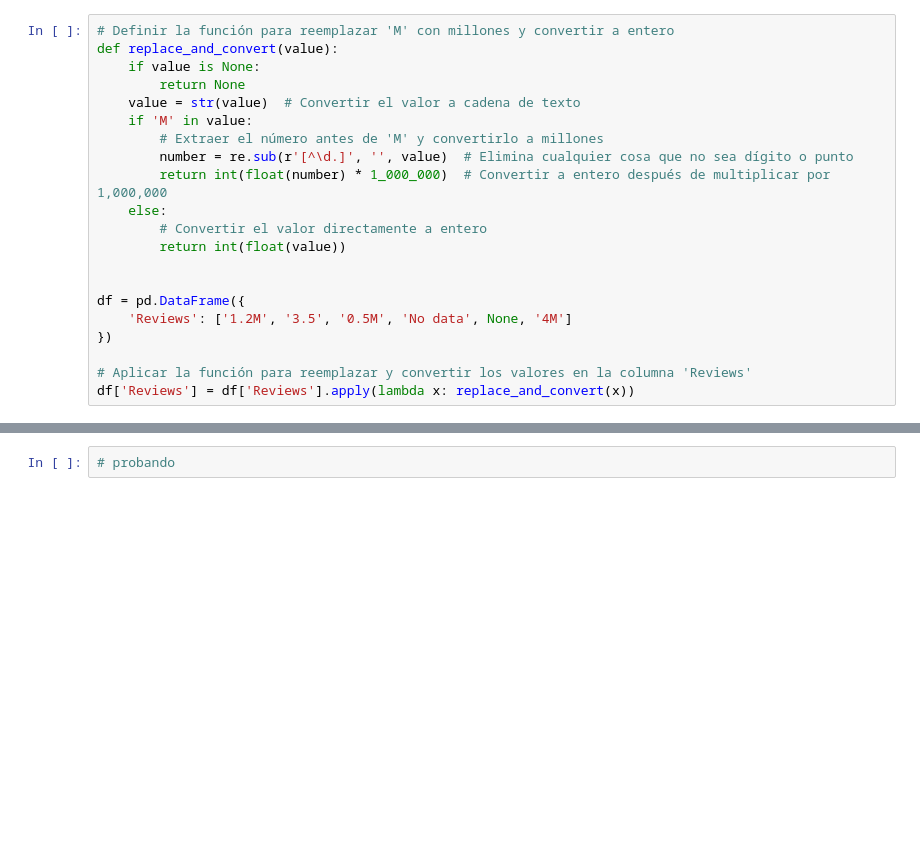
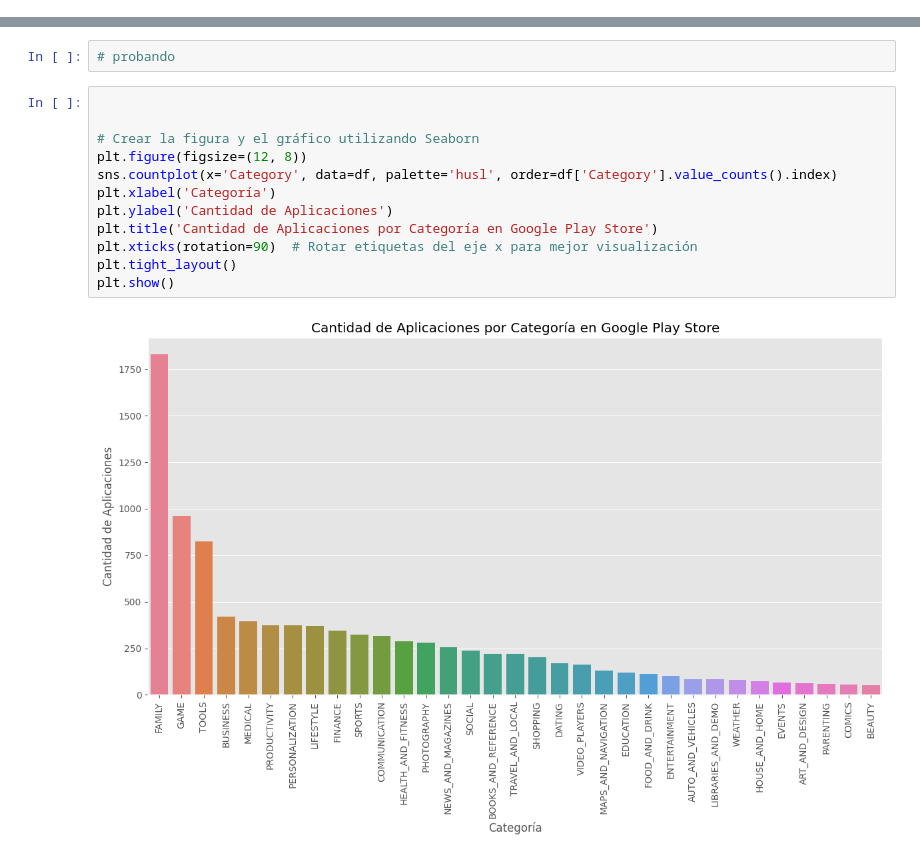
Before and after one commit to claudia17018/Google-Play-Store-Lab, a Jupyter notebook: notebooks/laboratorio/Lab2_Graf-Analisis_Playstore.ipynb, the cells around one changed output, grey strips where cells are left out. Drawn from its saved outputs; the diff is of its cells as text; blank space fills up the shorter version.

```diff
--- a/notebooks/laboratorio/Lab2_Graf-Analisis_Playstore.ipynb
+++ b/notebooks/laboratorio/Lab2_Graf-Analisis_Playstore.ipynb
@@ -68,24 +68,3 @@ df.drop_duplicates(subset='App', inplace=True)
 df['Rating'] = df['Rating'].apply(lambda x: x if pd.notna(x) else df['Rating'].mean())
 # %%
 # **************=      Reviews    = ************************
-# %%
-# Definir la función para reemplazar 'M' con millones y convertir a entero
-def replace_and_convert(value):
-    if value is None:
-        return None
-    value = str(value)  # Convertir el valor a cadena de texto
-    if 'M' in value:
-        # Extraer el número antes de 'M' y convertirlo a millones
-        number = re.sub(r'[^\d.]', '', value)  # Elimina cualquier cosa que no sea dígito o punto
-        return int(float(number) * 1_000_000)  # Convertir a entero después de multiplicar por 1,000,000
-    else:
-        # Convertir el valor directamente a entero
-        return int(float(value))
-
-
-df = pd.DataFrame({
-    'Reviews': ['1.2M', '3.5', '0.5M', 'No data', None, '4M']
-})
-
-# Aplicar la función para reemplazar y convertir los valores en la columna 'Reviews'
-df['Reviews'] = df['Reviews'].apply(lambda x: replace_and_convert(x))
@@ -199,3 +210,17 @@ nan_counts
 # Graficación y análisis
 # %%
 # probando
+# %%
+
+
+# Crear la figura y el gráfico utilizando Seaborn
+plt.figure(figsize=(12, 8))
+sns.countplot(x='Category', data=df, palette='husl', order=df['Category'].value_counts().index)
+plt.xlabel('Categoría')
+plt.ylabel('Cantidad de Aplicaciones')
+plt.title('Cantidad de Aplicaciones por Categoría en Google Play Store')
+plt.xticks(rotation=90)  # Rotar etiquetas del eje x para mejor visualización
+plt.tight_layout()
+plt.show()
+# %% [output]
+[figure, added]
```
Also changed, not shown: parts of 7 cells of this notebook.
